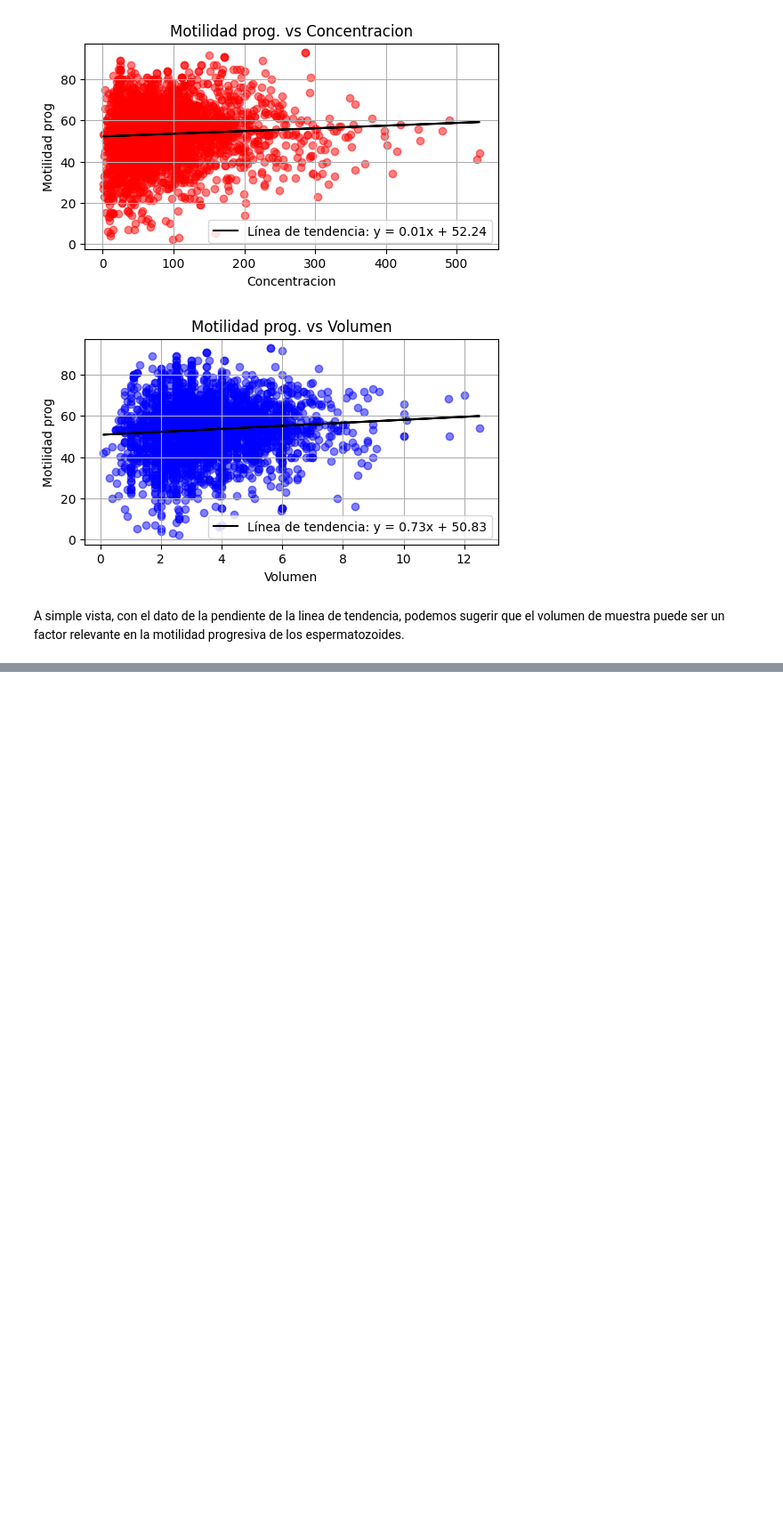
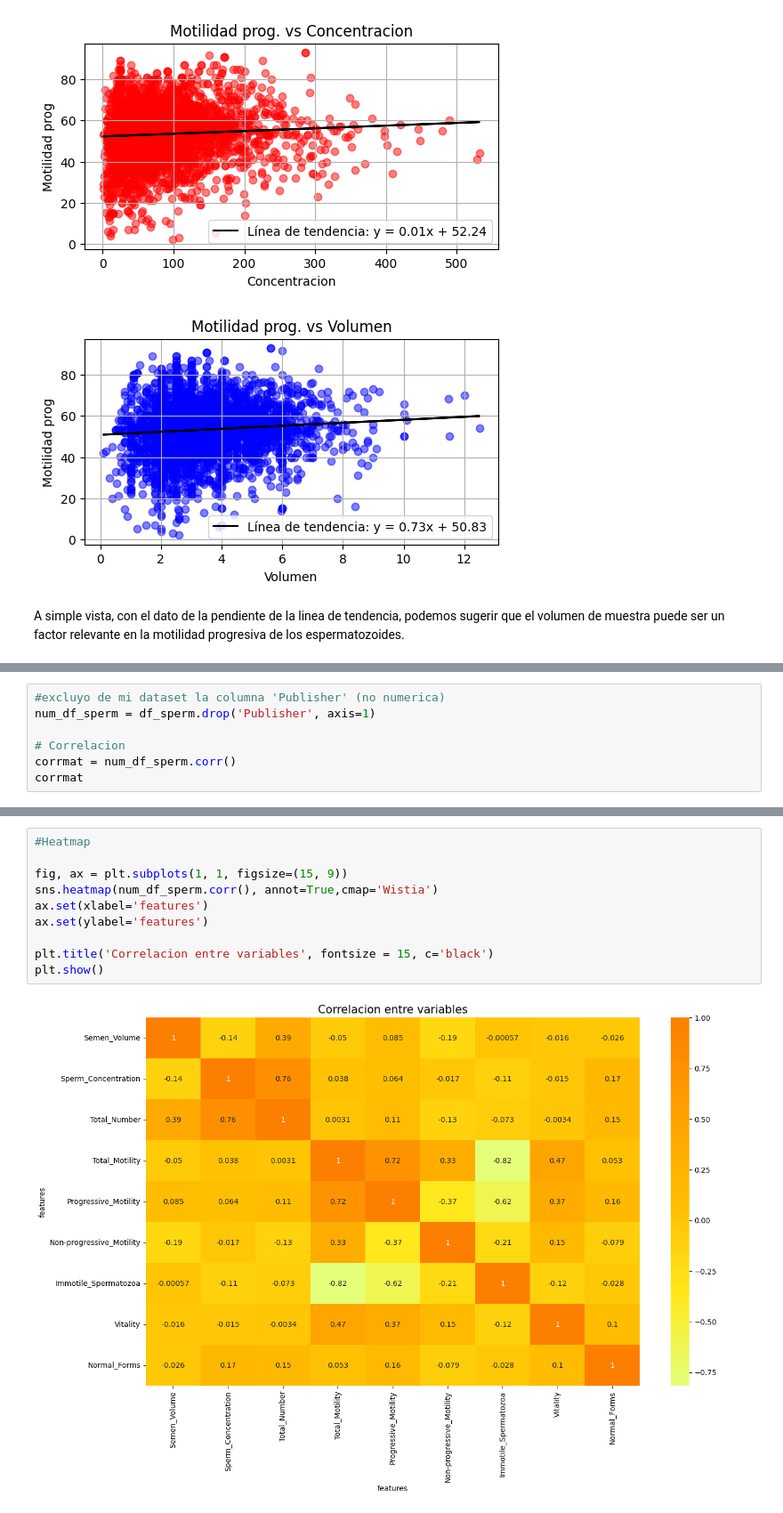
Before and after one commit to jschiavie/Curso_Coder, a Jupyter notebook: ProyectoDSParteI+Schiavi-Ehrenhaus.ipynb, the cells around one changed output, grey strips where cells are left out. Shown at 89% size. Saved outputs shown, nothing was run; the diff lists cells and outputs as text; blank space fills up the shorter version.

Commit message:
Add files via upload
Con los graficos de correlacion

```diff
--- a/ProyectoDSParteI+Schiavi-Ehrenhaus.ipynb
+++ b/ProyectoDSParteI+Schiavi-Ehrenhaus.ipynb
@@ -451,0 +461,7 @@ A simple vista, con el dato de la pendiente de la linea de tendencia, podemos su
+# %%
+#excluyo de mi dataset la columna 'Publisher' (no numerica)
+num_df_sperm = df_sperm.drop('Publisher', axis=1)
+
+# Correlacion
+corrmat = num_df_sperm.corr()
+corrmat
@@ -451,0 +479,12 @@ A simple vista, con el dato de la pendiente de la linea de tendencia, podemos su
+# %%
+#Heatmap
+
+fig, ax = plt.subplots(1, 1, figsize=(15, 9))
+sns.heatmap(num_df_sperm.corr(), annot=True,cmap='Wistia')
+ax.set(xlabel='features')
+ax.set(ylabel='features')
+
+plt.title('Correlacion entre variables', fontsize = 15, c='black')
+plt.show()
+# %% [output]
+[figure, added]
```
Also changed, not shown: parts of 3 cells of this notebook.
